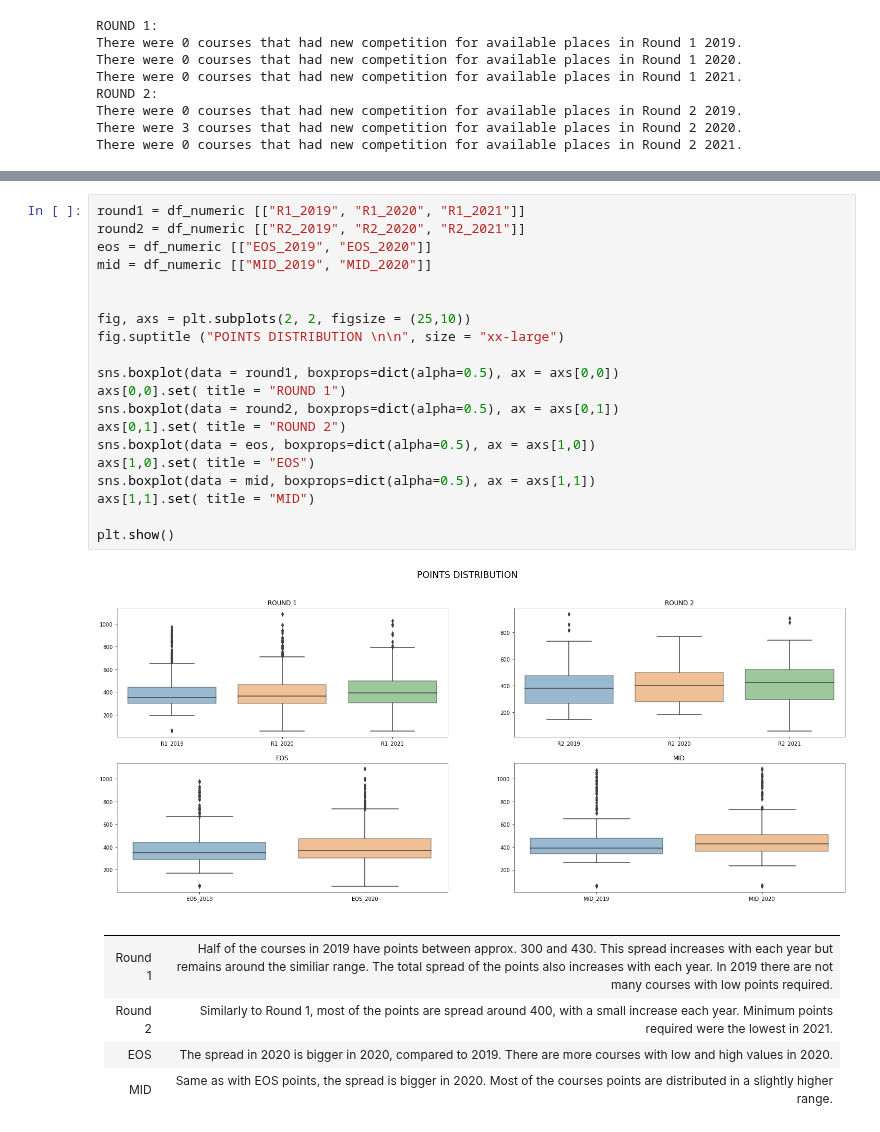
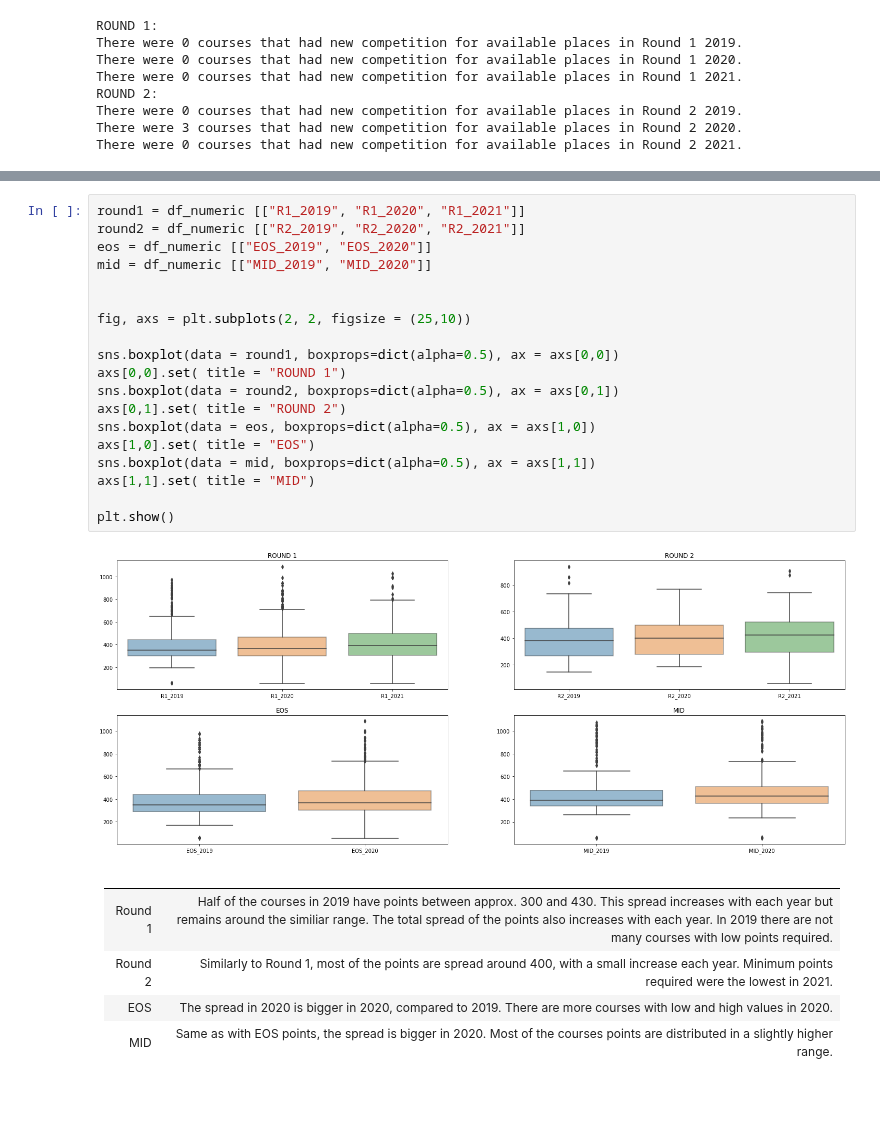
Before and after one commit to AnteDujic/Fundamentals-of-Data-Analysis, a Jupyter notebook: cao.ipynb, the cells around one changed output, grey strips where cells are left out. Saved outputs shown, nothing was run; the diff lists cells and outputs as text; blank space fills up the shorter version.

```diff
--- a/cao.ipynb
+++ b/cao.ipynb
@@ -815,25 +817,24 @@ plt.show()
 # %%
 round1 = df_numeric [["R1_2019", "R1_2020", "R1_2021"]]
 round2 = df_numeric [["R2_2019", "R2_2020", "R2_2021"]]
 eos = df_numeric [["EOS_2019", "EOS_2020"]]
 mid = df_numeric [["MID_2019", "MID_2020"]]
 
 
 fig, axs = plt.subplots(2, 2, figsize = (25,10))
-fig.suptitle ("POINTS DISTRIBUTION \n\n", size = "xx-large")
 
 sns.boxplot(data = round1, boxprops=dict(alpha=0.5), ax = axs[0,0])
 axs[0,0].set( title = "ROUND 1")
 sns.boxplot(data = round2, boxprops=dict(alpha=0.5), ax = axs[0,1])
 axs[0,1].set( title = "ROUND 2")
 sns.boxplot(data = eos, boxprops=dict(alpha=0.5), ax = axs[1,0])
 axs[1,0].set( title = "EOS")
 sns.boxplot(data = mid, boxprops=dict(alpha=0.5), ax = axs[1,1])
 axs[1,1].set( title = "MID")
 
 plt.show()
 # %% [output]
-[figure, old version]
+[figure, new version]
 # %% [markdown]
 | | |
 | :- | :-|
```
Also changed, not shown: parts of 15 cells of this notebook, 1 other file.
